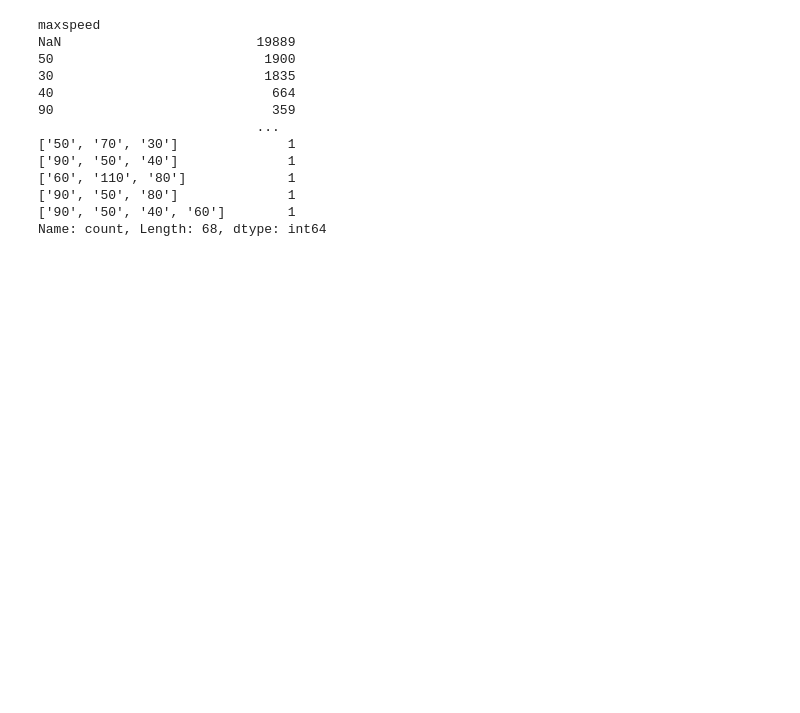
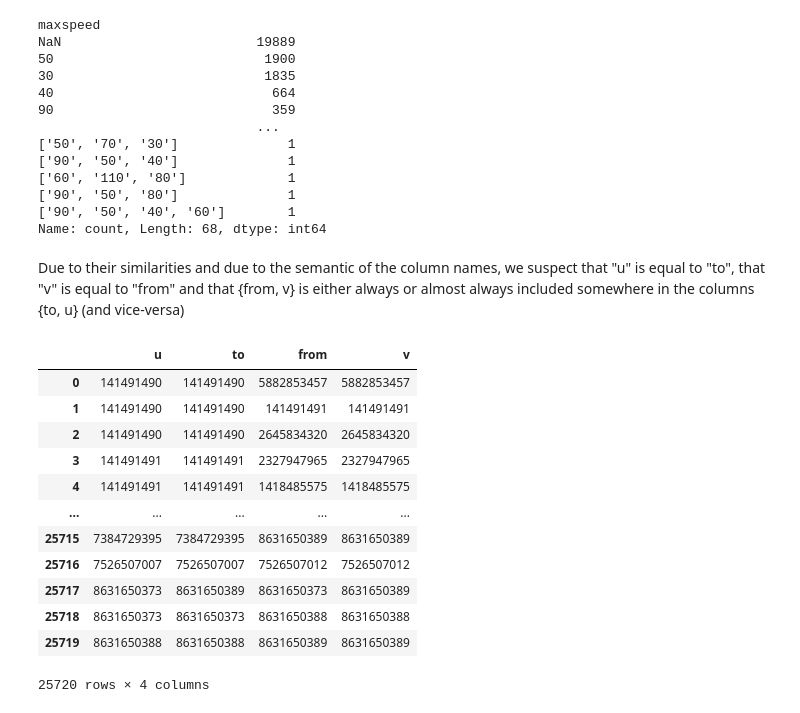
Before and after one commit to Hoegen/Data-Curation-Project, a Jupyter notebook: 0. EDA.ipynb, the cells around one changed output. Drawn from its saved outputs; the diff is of its cells as text; code cells hidden in the pictures; blank space fills up the shorter version.

```diff
--- a/report.ipynb
+++ b/0. EDA.ipynb
@@ -644,3 +645,21 @@ NaN                         19889
 ['90', '50', '80']              1
 ['90', '50', '40', '60']        1
 Name: count, Length: 68, dtype: int64
+# %% [markdown]
+Due to their similarities and due to the semantic of the column names, we suspect that "u" is equal to "to", that "v" is equal to "from" and that {from, v} is either always or almost always included somewhere in the columns {to, u} (and vice-versa)
+# %%
+roads[['u','to','from','v']]
+# %% [output]
+|  | u | to | from | v |
+| 0 | 141491490 | 141491490 | 5882853457 | 5882853457 |
+| 1 | 141491490 | 141491490 | 141491491 | 141491491 |
+| 2 | 141491490 | 141491490 | 2645834320 | 2645834320 |
+| 3 | 141491491 | 141491491 | 2327947965 | 2327947965 |
+| 4 | 141491491 | 141491491 | 1418485575 | 1418485575 |
+| ... | ... | ... | ... | ... |
+| 25715 | 7384729395 | 7384729395 | 8631650389 | 8631650389 |
+| 25716 | 7526507007 | 7526507007 | 7526507012 | 7526507012 |
+| 25717 | 8631650373 | 8631650389 | 8631650373 | 8631650389 |
+| 25718 | 8631650373 | 8631650373 | 8631650388 | 8631650388 |
+| 25719 | 8631650388 | 8631650388 | 8631650389 | 8631650389 |
+25720 rows × 4 columns
```
Also changed, not shown: parts of 19 cells of this notebook, 5 other files.
